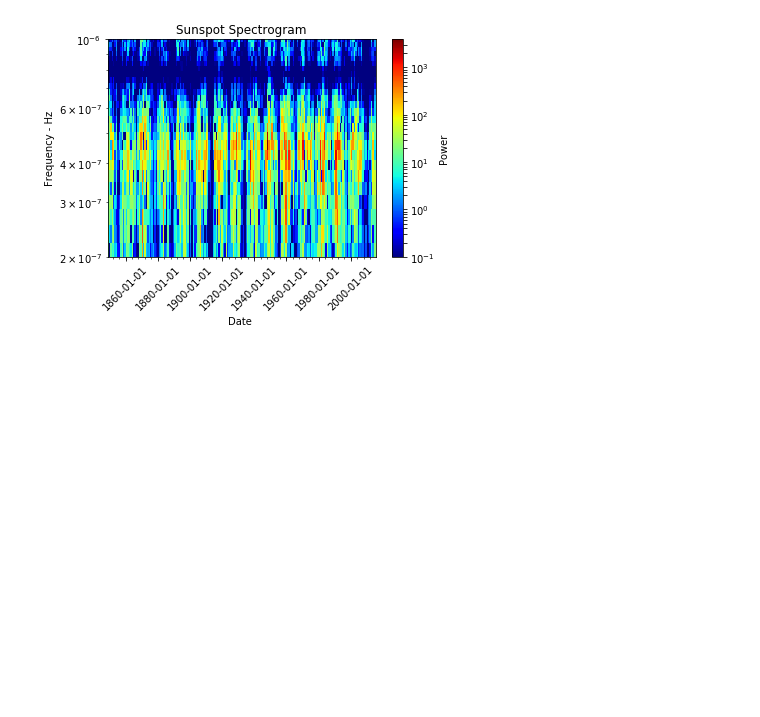
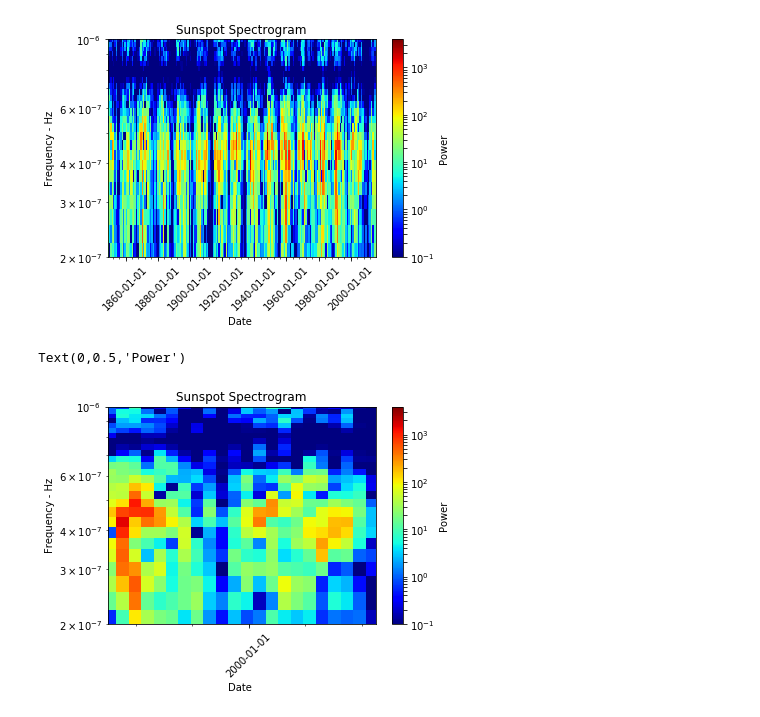
Before and after one commit to kylermurphy/astr288p_2018, a Jupyter notebook: notebooks/Lecture9_07_ts_sunspots.ipynb, the cells around one changed output. Cells and saved outputs as stored; diff of their text form; code cells hidden in the pictures; blank space fills up the shorter version.

```diff
--- a/notebooks/Lecture9_07_ts_sunspots.ipynb
+++ b/notebooks/Lecture9_07_ts_sunspots.ipynb
@@ -324,3 +330,29 @@ cbar.ax.set_ylabel('Power')
 # %% [output]
 Text(0,0.5,'Power')
 [figure]
+# %%
+#plot power
+f6, as2 = plt.subplots()
+
+as2.pcolormesh(d_spec2, f2,s_spec2,norm=colors.SymLogNorm(linthresh=0.03, vmin =0.01),cmap='jet')
+as2.set_ylabel('Frequency - Hz')
+as2.set_xlabel('Date ')
+as2.set_title('Sunspot Spectrogram')
+as2.set_ylim(2E-7,1E-6)
+as2.set_yscale('log')
+# format time ticks
+as2.xaxis.set_major_locator(year_a) # set major ticks every 20 years
+as2.xaxis.set_minor_locator(year_b) # set minor ticks every 4 years
+as2.xaxis.set_major_formatter(yearsFmt) # format date axis
+as2.xaxis.set_tick_params(rotation=45) # rotate for easier reading
+
+# zoom in on x
+xran = [datetime.strptime('19900101', '%Y%m%d'),datetime.strptime('20090101', '%Y%m%d')]
+as2.set_xlim(xran)
+
+# add a color bar
+cbar = f6.colorbar(spec,ax=as2)
+cbar.ax.set_ylabel('Power')
+# %% [output]
+Text(0,0.5,'Power')
+[figure, added]
```
Also changed, not shown: parts of 6 cells of this notebook.
